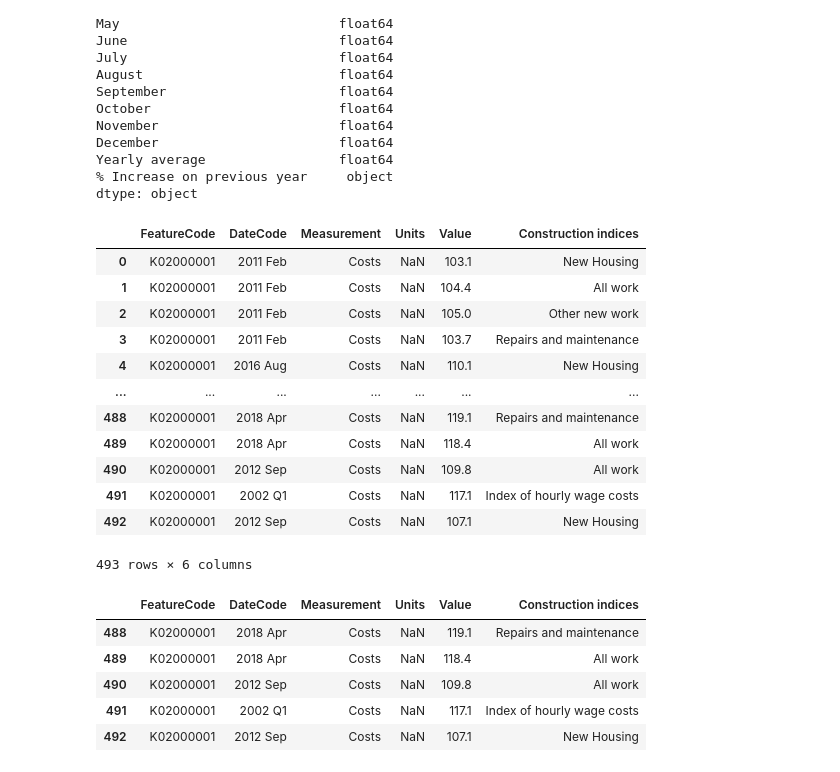
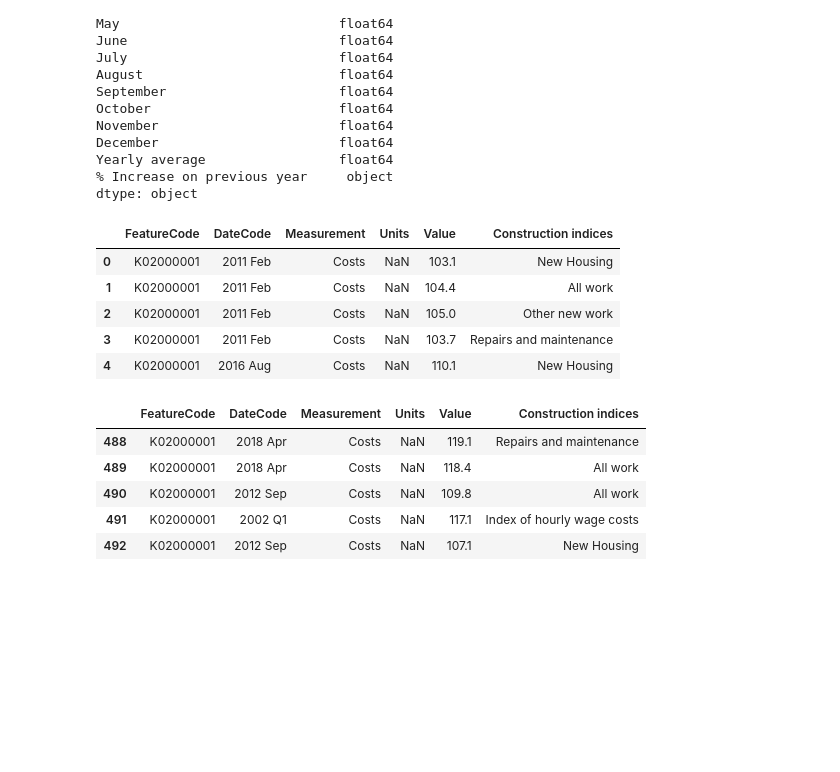
Before and after one commit to rachelhurleycct/CA2, a Jupyter notebook: CA2.ipynb, the cells around one changed output. Drawn from its saved outputs; the diff is of its cells as text; code cells hidden in the pictures; blank space fills up the shorter version.

```diff
--- a/CA2.ipynb
+++ b/CA2.ipynb
@@ -529,21 +568,14 @@ dtype: object
 # %%
 df5=pd.read_csv("download1061915290288055378.csv")
 # %%
-df5
+df5.head()
 # %% [output]
 |  | FeatureCode | DateCode | Measurement | Units | Value | Construction indices |
 | 0 | K02000001 | 2011 Feb | Costs | NaN | 103.1 | New Housing |
 | 1 | K02000001 | 2011 Feb | Costs | NaN | 104.4 | All work |
 | 2 | K02000001 | 2011 Feb | Costs | NaN | 105.0 | Other new work |
 | 3 | K02000001 | 2011 Feb | Costs | NaN | 103.7 | Repairs and maintenance |
 | 4 | K02000001 | 2016 Aug | Costs | NaN | 110.1 | New Housing |
-| ... | ... | ... | ... | ... | ... | ... |
-| 488 | K02000001 | 2018 Apr | Costs | NaN | 119.1 | Repairs and maintenance |
-| 489 | K02000001 | 2018 Apr | Costs | NaN | 118.4 | All work |
-| 490 | K02000001 | 2012 Sep | Costs | NaN | 109.8 | All work |
-| 491 | K02000001 | 2002 Q1 | Costs | NaN | 117.1 | Index of hourly wage costs |
-| 492 | K02000001 | 2012 Sep | Costs | NaN | 107.1 | New Housing |
-493 rows × 6 columns
 # %%
 df5.tail()
 # %% [output]
```
Also changed, not shown: parts of 19 cells of this notebook.
